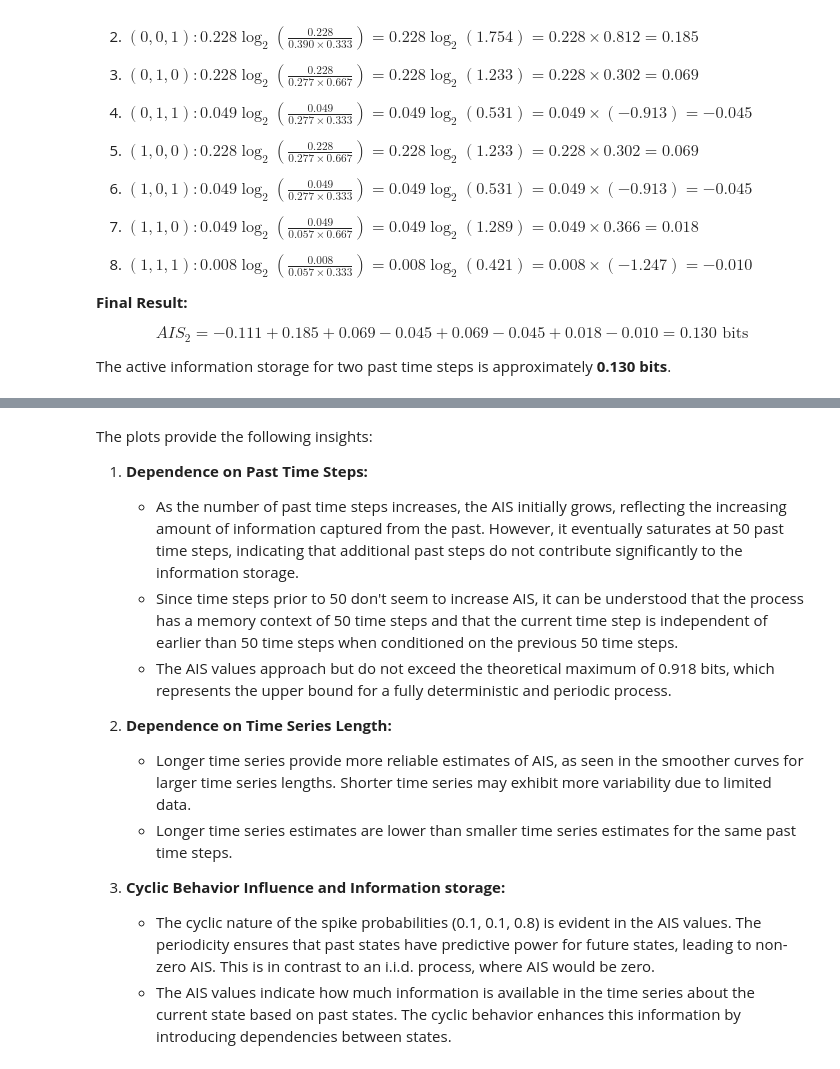
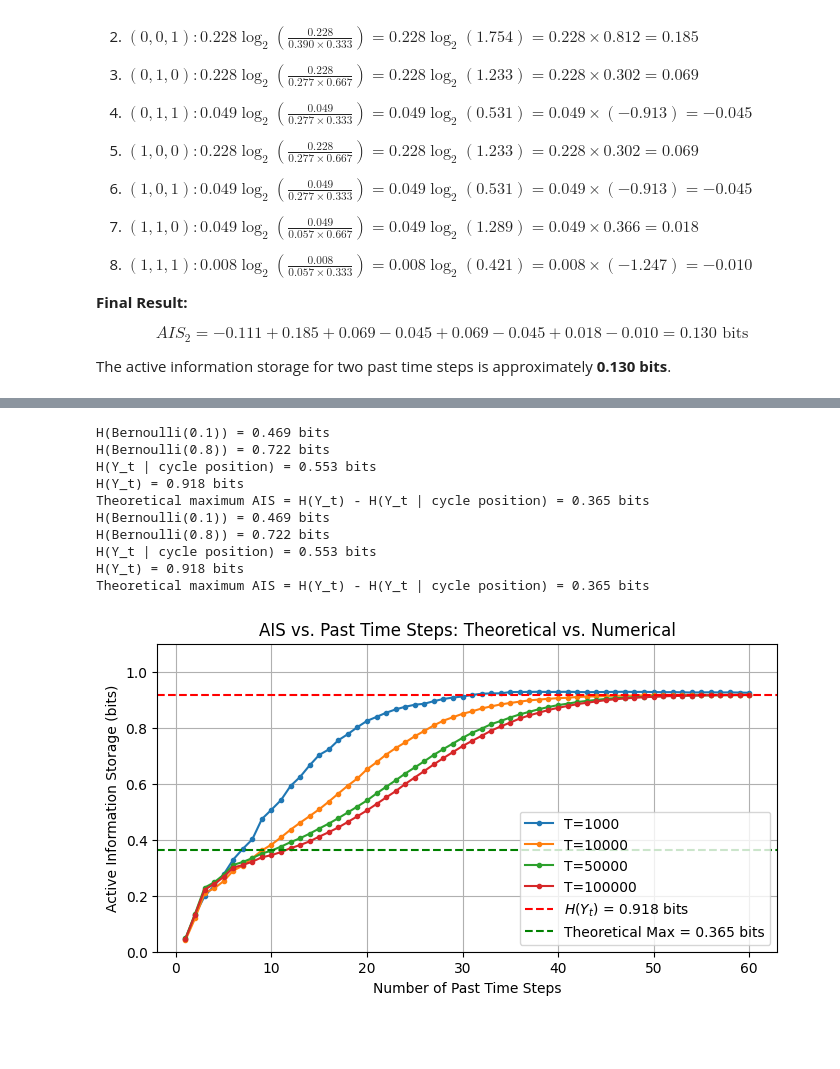
Before and after one commit to m-abbas-ansari/Neural-Coding-25, a Jupyter notebook: Assignment 7/2025_Neural_coding_Homework7-Abbas-Jannis.ipynb, the cells around one changed output, grey strips where cells are left out. Cells and saved outputs as stored; diff of their text form; code cells hidden in the pictures; blank space fills up the shorter version.

```diff
--- a/Assignment 7/2025_Neural_coding_Homework7-Abbas-Jannis.ipynb
+++ b/Assignment 7/2025_Neural_coding_Homework7-Abbas-Jannis.ipynb
@@ -484,15 +486,58 @@ plt.show()
-# %% [markdown]
-The plots provide the following insights:
-
-1. **Dependence on Past Time Steps:**
-   - As the number of past time steps increases, the AIS initially grows, reflecting the increasing amount of information captured from the past. However, it eventually saturates at 50 past time steps, indicating that additional past steps do not contribute significantly to the information storage.
-   - Since time steps prior to 50 don't seem to increase AIS, it can be understood that the process has a memory context of 50 time steps and that the current time step is independent of earlier than 50 time steps when conditioned on the previous 50 time steps.
-   - The AIS values approach but do not exceed the theoretical maximum of 0.918 bits, which represents the upper bound for a fully deterministic and periodic process.
-
-2. **Dependence on Time Series Length:**
-   - Longer time series provide more reliable estimates of AIS, as seen in the smoother curves for larger time series lengths. Shorter time series may exhibit more variability due to limited data.
-   - Longer time series estimates are lower than smaller time series estimates for the same past time steps.
-
-3. **Cyclic Behavior Influence and Information storage:**
-   - The cyclic nature of the spike probabilities (0.1, 0.1, 0.8) is evident in the AIS values. The periodicity ensures that past states have predictive power for future states, leading to non-zero AIS. This is in contrast to an i.i.d. process, where AIS would be zero.
-   - The AIS values indicate how much information is available in the time series about the current state based on past states. The cyclic behavior enhances this information by introducing dependencies between states.
+# %%
+# Compute the theoretical maximum AIS
+# H(Y_t | t mod 3) = weighted average of Bernoulli entropies
+
+def bernoulli_entropy(p):
+    if p == 0 or p == 1:
+        return 0
+    return -p * np.log2(p) - (1-p) * np.log2(1-p)
+
+# Probabilities for each phase of the cycle
+p_low = 0.1   # Phases 1 and 2 (A and B)
+p_high = 0.8  # Phase 3 (C)
+
+# Bernoulli entropies for each phase
+H_bernoulli_low = bernoulli_entropy(p_low)
+H_bernoulli_high = bernoulli_entropy(p_high)
+
+# Weighted average (2/3 of time in low prob phase, 1/3 in high prob phase)
+H_Y_given_phase = (2/3) * H_bernoulli_low + (1/3) * H_bernoulli_high
+
+# Theoretical maximum AIS
+AIS_theoretical_max = H_Y_t - H_Y_given_phase
+
+print(f"H(Bernoulli(0.1)) = {H_bernoulli_low:.3f} bits")
+print(f"H(Bernoulli(0.8)) = {H_bernoulli_high:.3f} bits")
+print(f"H(Y_t | cycle position) = {H_Y_given_phase:.3f} bits")
+print(f"H(Y_t) = {H_Y_t:.3f} bits")
+print(f"Theoretical maximum AIS = H(Y_t) - H(Y_t | cycle position) = {AIS_theoretical_max:.3f} bits")
+
+# Add theoretical maximum to the plots
+plt.figure(figsize=(8, 4))
+for T in time_series_lengths:
+    probs = np.array([tuning_function(t) for t in range(1, T + 1)])
+    spikes = np.random.binomial(1, probs)
+    ais_values = compute_ais(spikes, max_past_steps=60)
+    plt.plot(range(1, 61), ais_values, marker='.', label=f'T={T}')
+
+plt.axhline(y=H_Y_t, color='r', linestyle='--', label=r"$H(Y_t)$ = 0.918 bits")
+plt.axhline(y=AIS_theoretical_max, color='g', linestyle='--', label=f'Theoretical Max = {AIS_theoretical_max:.3f} bits')
+plt.ylim(0, 1.2 * H_Y_t)
+plt.xlabel('Number of Past Time Steps')
+plt.ylabel('Active Information Storage (bits)')
+plt.title('AIS vs. Past Time Steps: Theoretical vs. Numerical')
+plt.legend()
+plt.grid()
+plt.show()
+# %% [output]
+H(Bernoulli(0.1)) = 0.469 bits
+H(Bernoulli(0.8)) = 0.722 bits
+H(Y_t | cycle position) = 0.553 bits
+H(Y_t) = 0.918 bits
+Theoretical maximum AIS = H(Y_t) - H(Y_t | cycle position) = 0.365 bits
+H(Bernoulli(0.1)) = 0.469 bits
+H(Bernoulli(0.8)) = 0.722 bits
+H(Y_t | cycle position) = 0.553 bits
+H(Y_t) = 0.918 bits
+Theoretical maximum AIS = H(Y_t) - H(Y_t | cycle position) = 0.365 bits
+[figure, added]
```
Also changed, not shown: parts of 3 cells of this notebook.
